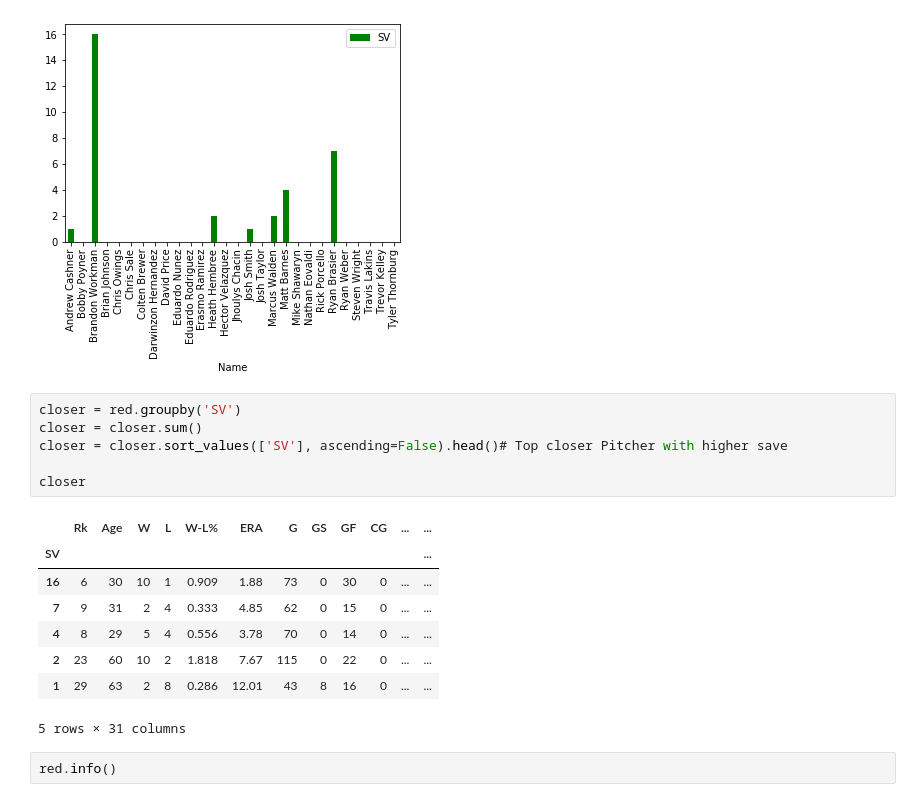
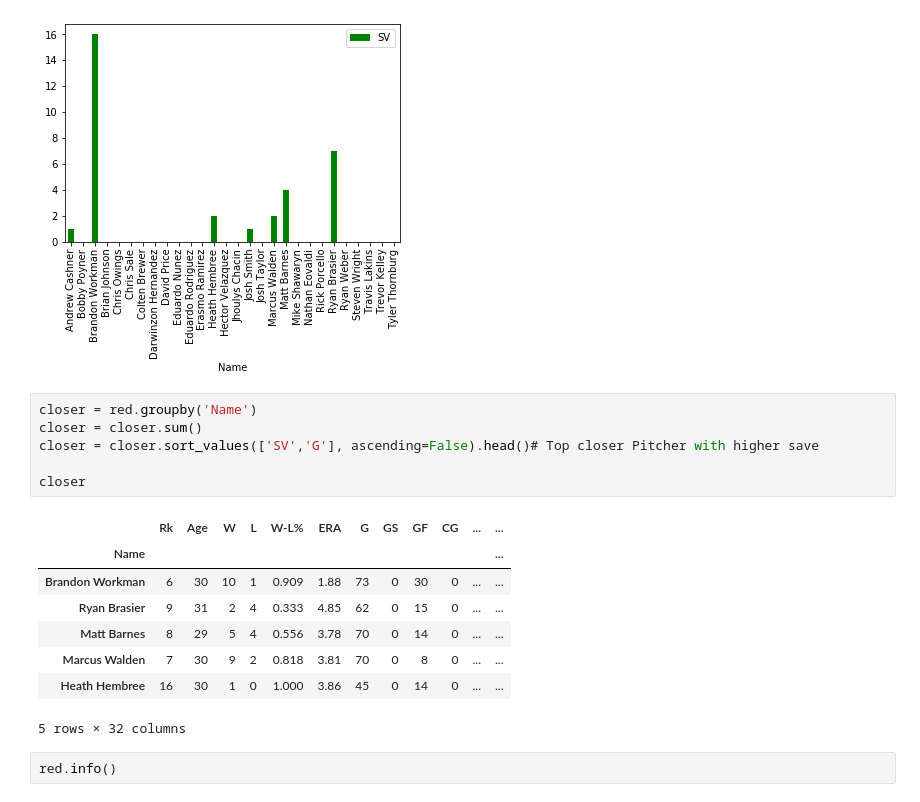
Before and after one commit to maro14/boston_red_sox, a Jupyter notebook: Boston red sox.ipynb, the cells around one changed output. Drawn from its saved outputs; the diff is of its cells as text.

Commit message:
Add files via upload
additional change pitchers saves values

```diff
--- a/Boston red sox.ipynb
+++ b/Boston red sox.ipynb
@@ -191,20 +191,20 @@ red.groupby('Name').sum().plot(kind='bar', y='SV',color="g" ) # Pandas output
 <matplotlib.axes._subplots.AxesSubplot at 0x...>
 [figure]
 # %%
-closer = red.groupby('SV')
+closer = red.groupby('Name')
 closer = closer.sum()
-closer = closer.sort_values(['SV'], ascending=False).head()# Top closer Pitcher with higher save
+closer = closer.sort_values(['SV','G'], ascending=False).head()# Top closer Pitcher with higher save
 
 closer
 # %% [output]
 |  | Rk | Age | W | L | W-L% | ERA | G | GS | GF | CG | ... | ... |
-| SV |  |  |  |  |  |  |  |  |  |  |  | ... |
-| 16 | 6 | 30 | 10 | 1 | 0.909 | 1.88 | 73 | 0 | 30 | 0 | ... | ... |
-| 7 | 9 | 31 | 2 | 4 | 0.333 | 4.85 | 62 | 0 | 15 | 0 | ... | ... |
-| 4 | 8 | 29 | 5 | 4 | 0.556 | 3.78 | 70 | 0 | 14 | 0 | ... | ... |
-| 2 | 23 | 60 | 10 | 2 | 1.818 | 7.67 | 115 | 0 | 22 | 0 | ... | ... |
-| 1 | 29 | 63 | 2 | 8 | 0.286 | 12.01 | 43 | 8 | 16 | 0 | ... | ... |
+| Name |  |  |  |  |  |  |  |  |  |  |  | ... |
+| Brandon Workman | 6 | 30 | 10 | 1 | 0.909 | 1.88 | 73 | 0 | 30 | 0 | ... | ... |
+| Ryan Brasier | 9 | 31 | 2 | 4 | 0.333 | 4.85 | 62 | 0 | 15 | 0 | ... | ... |
+| Matt Barnes | 8 | 29 | 5 | 4 | 0.556 | 3.78 | 70 | 0 | 14 | 0 | ... | ... |
+| Marcus Walden | 7 | 30 | 9 | 2 | 0.818 | 3.81 | 70 | 0 | 8 | 0 | ... | ... |
+| Heath Hembree | 16 | 30 | 1 | 0 | 1.000 | 3.86 | 45 | 0 | 14 | 0 | ... | ... |
-5 rows × 31 columns
+5 rows × 32 columns
 # %%
 red.info()
 # %% [output]
```
Also changed, not shown: parts of 3 cells of this notebook.
